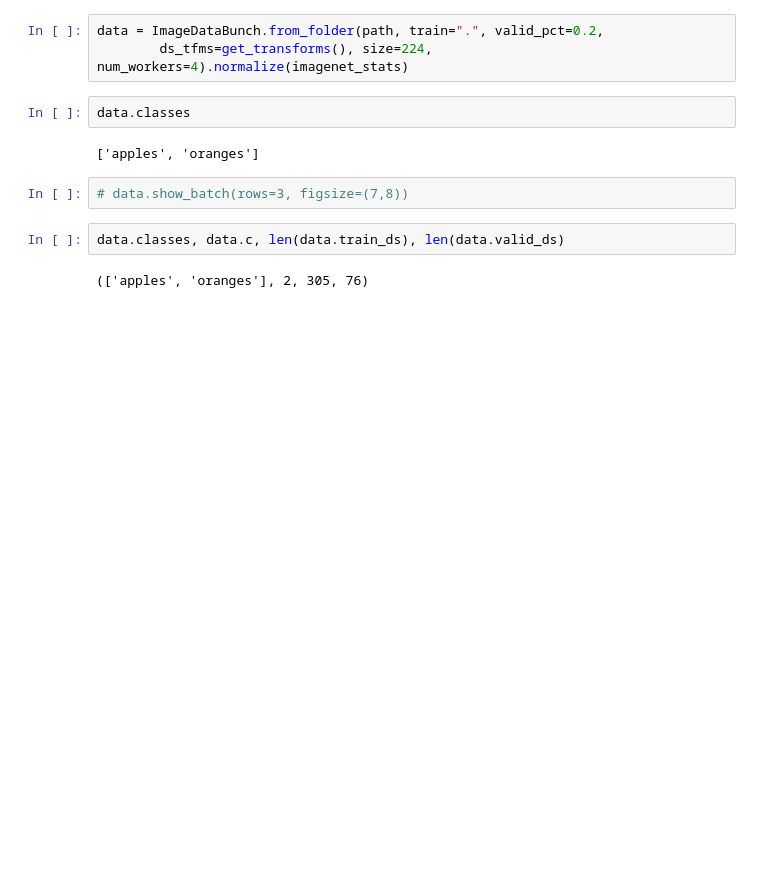
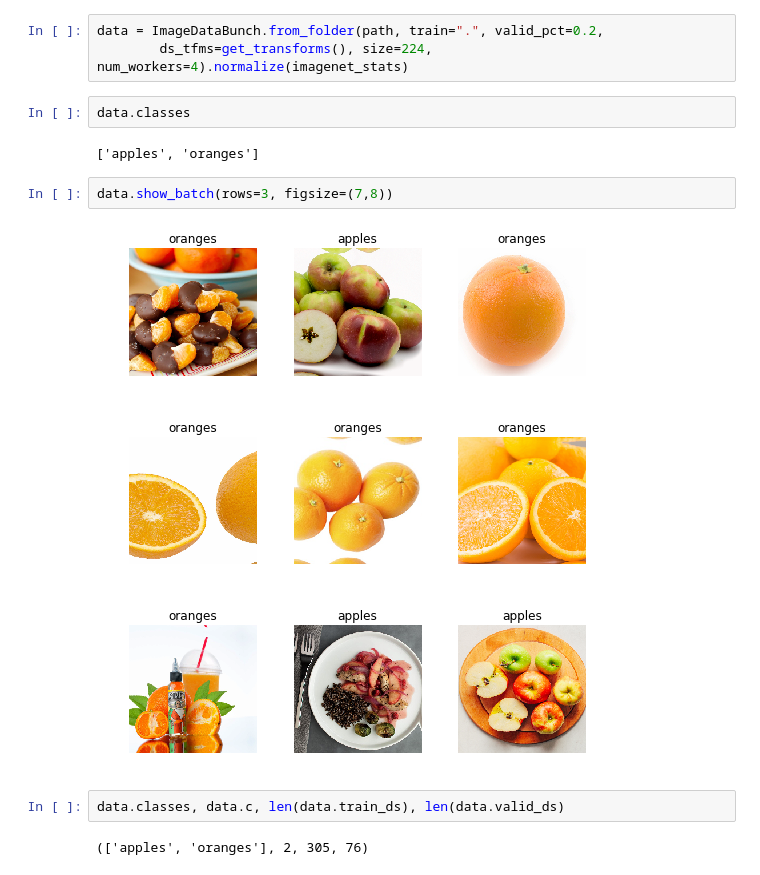
Before and after one commit to jrpresta/deepLearningPractice, a Jupyter notebook: Apples2Oranges.ipynb, the cells around one changed output. Drawn from its saved outputs; the diff is of its cells as text; blank space fills up the shorter version.

```diff
--- a/Apples2Oranges.ipynb
+++ b/Apples2Oranges.ipynb
@@ -50,7 +87,9 @@ data.classes
 # %% [output]
 ['apples', 'oranges']
 # %%
-# data.show_batch(rows=3, figsize=(7,8))
+data.show_batch(rows=3, figsize=(7,8))
+# %% [output]
+[figure, added]
 # %%
 data.classes, data.c, len(data.train_ds), len(data.valid_ds)
 # %% [output]
```
Also changed, not shown: parts of 11 cells of this notebook, 3 other files.
